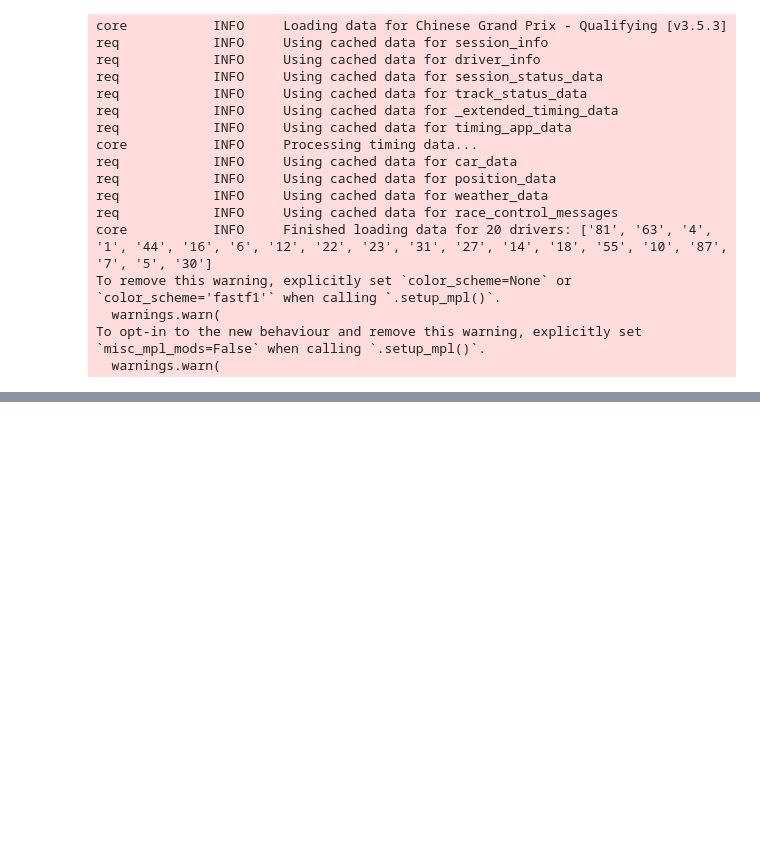
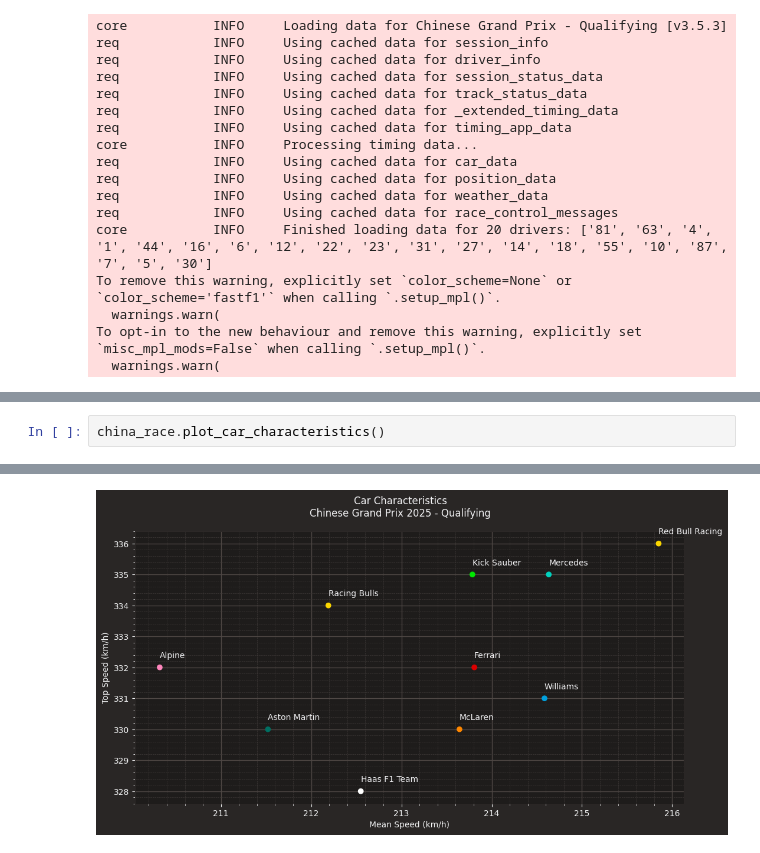
Before and after one commit to ThallesNonato1123/F1, a Jupyter notebook: 2025/GP China/qualify.ipynb, the cells around one changed output, grey strips where cells are left out. Drawn from its saved outputs; the diff is of its cells as text; blank space fills up the shorter version.

```diff
--- a/2025/GP China/qualify.ipynb
+++ b/2025/GP China/qualify.ipynb
@@ -32,0 +47,3 @@ _plotting    WARNING    Correcting invalid user input 'kick sauber' to 'sauber'.
+# %%
+china_race.plot_car_characteristics()
+# %% [output]
@@ -32,0 +54 @@ _plotting    WARNING    Correcting invalid user input 'kick sauber' to 'sauber'.
+[figure, added]
```
Also changed, not shown: parts of 5 cells of this notebook, 3 other files.
